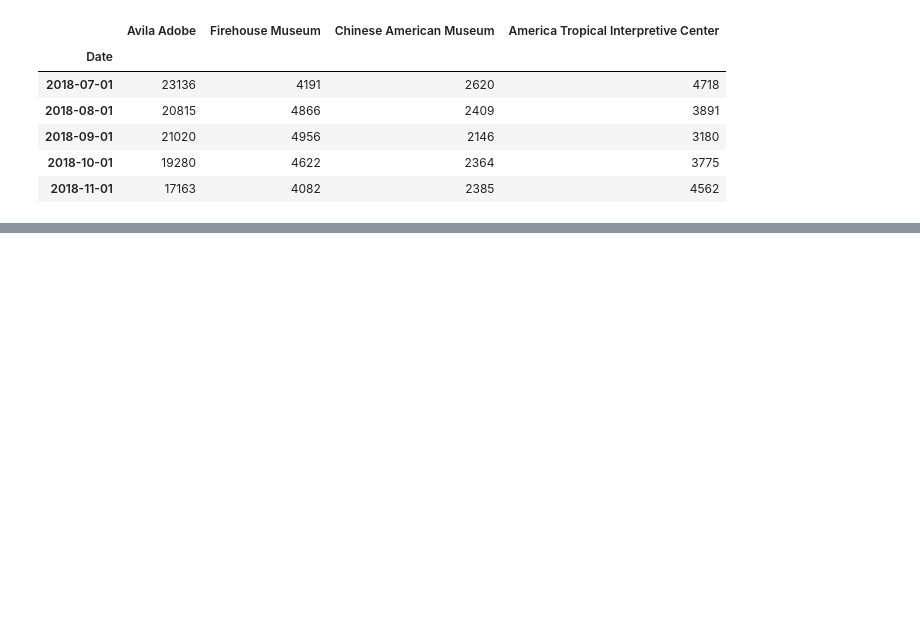
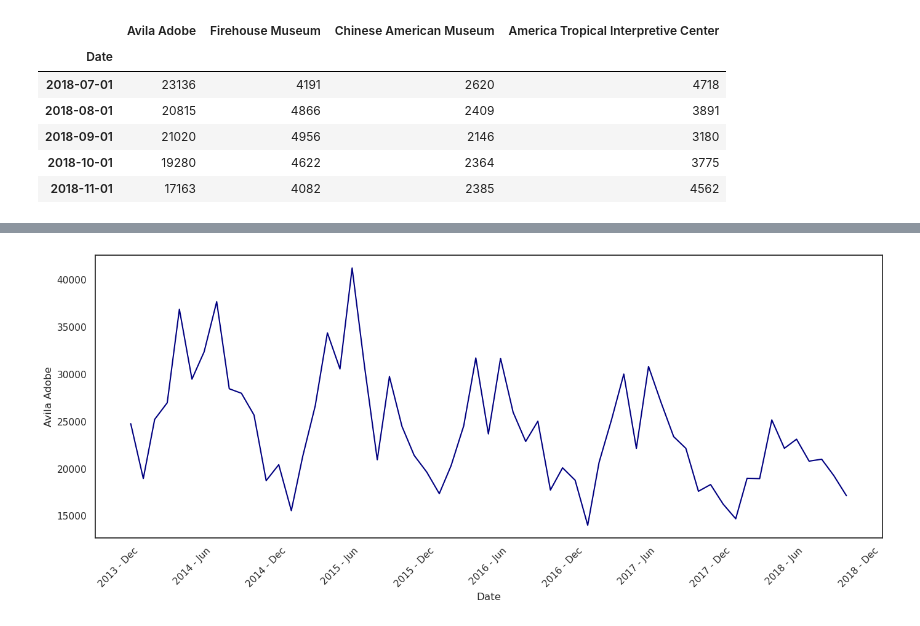
Before and after one commit to aradmehralian/data-visualization-practice, a Jupyter notebook: seaborn/Exercise/Exercise 02.ipynb, the cells around one changed output, grey strips where cells are left out. Drawn from its saved outputs; the diff is of its cells as text; code cells hidden in the pictures; blank space fills up the shorter version.

```diff
--- a/seaborn/Exercise/Exercise 02.ipynb
+++ b/seaborn/Exercise/Exercise 02.ipynb
@@ -122,0 +118,12 @@ ax = sns.lineplot(data=df, x="Date", y="Avila Adobe", linestyle="solid", color="
+# %%
+# 4
+ax = sns.lineplot(data=df["Avila Adobe"], color="navy")
+ax.xaxis.set_major_formatter(mdates.DateFormatter("%Y - %b"))
+ax.xaxis.set_major_locator(mdates.MonthLocator(interval=6))
+
+for label in ax.get_xticklabels():
+    label.set_rotation(45)
+
+ax.figure.tight_layout()
+# %% [output]
+[figure, added]
```
Also changed, not shown: parts of 14 cells of this notebook.
